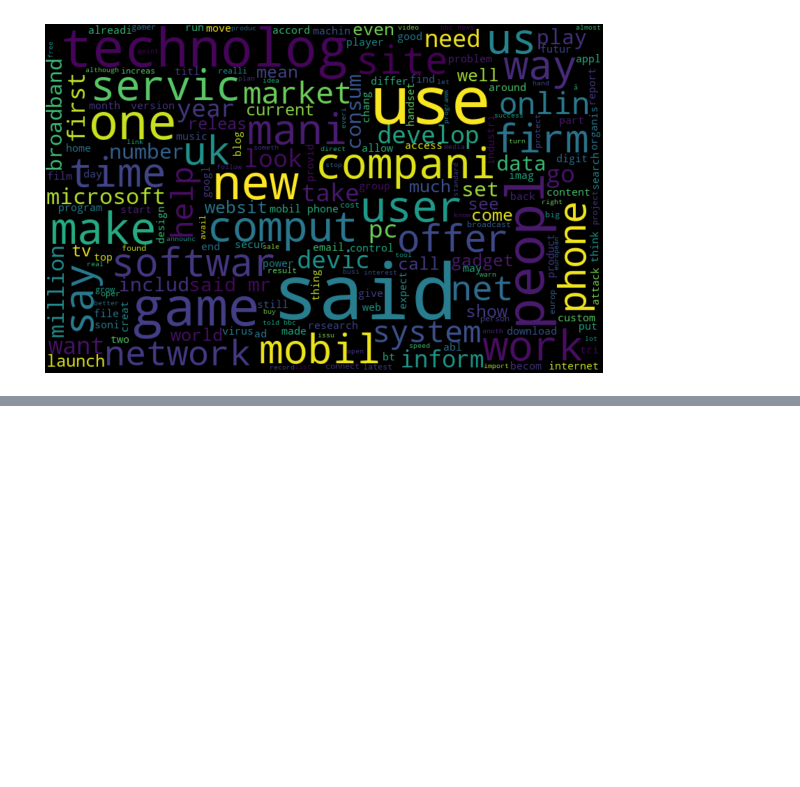
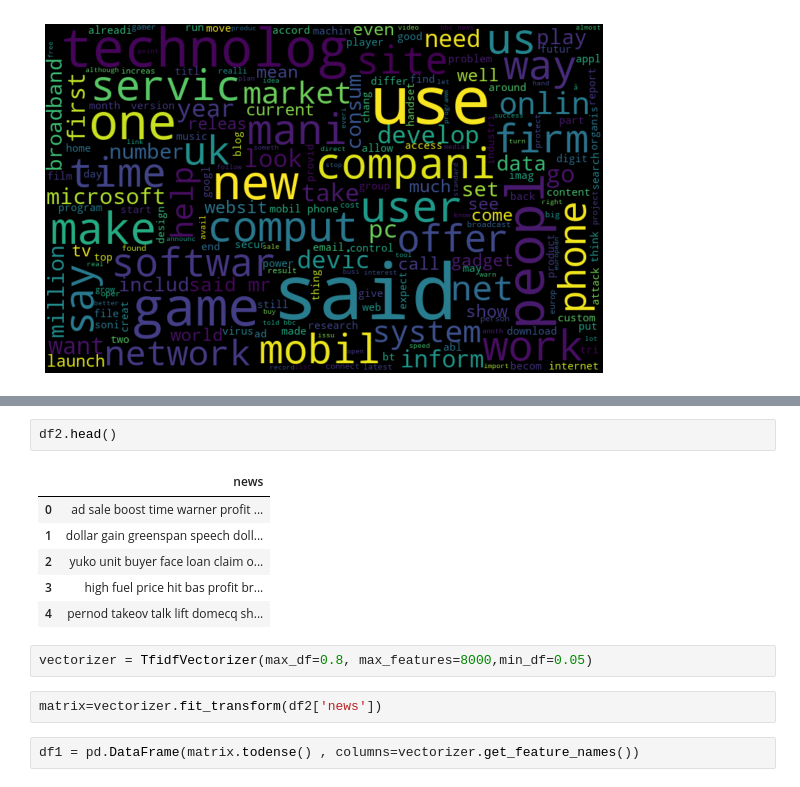
Before and after one commit to BalajiJadhav015/Topic-Modeling-On-News-Article, a Jupyter notebook: News Topic Modeling.ipynb, the cells around one changed output, grey strips where cells are left out. Drawn from its saved outputs; the diff is of its cells as text; blank space fills up the shorter version.

```diff
--- a/News Topic Modeling.ipynb
+++ b/News Topic Modeling.ipynb
@@ -464,0 +481,15 @@ create_wordcloud(words)
+# %%
+df2.head()
+# %% [output]
+|  | news |
+| 0 | ad sale boost time warner profit ... |
+| 1 | dollar gain greenspan speech doll... |
+| 2 | yuko unit buyer face loan claim o... |
+| 3 | high fuel price hit bas profit br... |
+| 4 | pernod takeov talk lift domecq sh... |
+# %%
+vectorizer = TfidfVectorizer(max_df=0.8, max_features=8000,min_df=0.05)
+# %%
+matrix=vectorizer.fit_transform(df2['news'])
+# %%
+df1 = pd.DataFrame(matrix.todense() , columns=vectorizer.get_feature_names())
```
Also changed, not shown: parts of 14 cells of this notebook.
